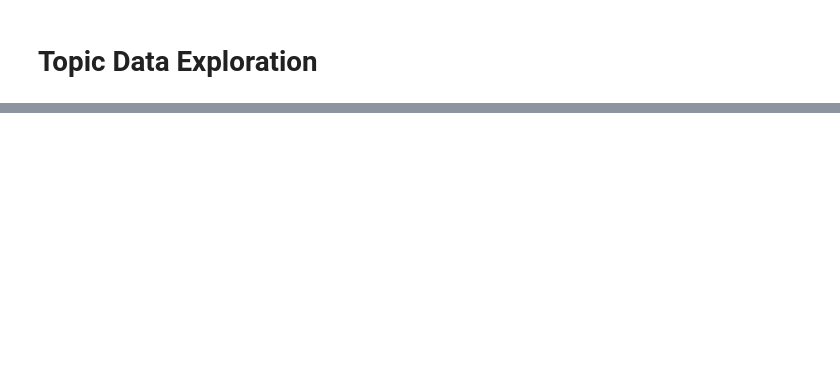
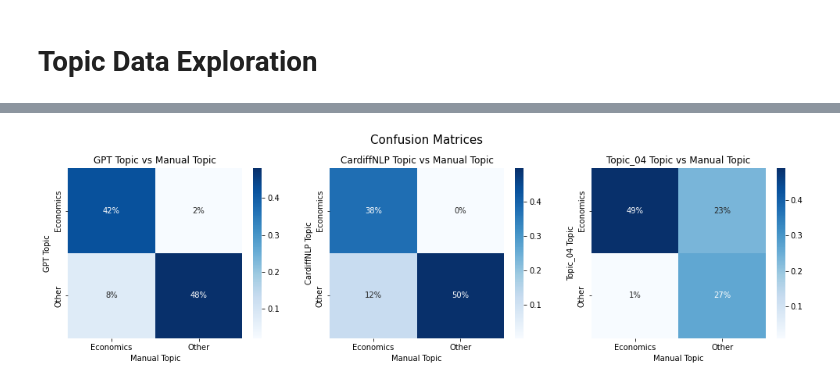
Before and after one commit to hakonmh/distilnews, a Jupyter notebook: src/topic-notebooks/data_exploration.ipynb, the cells around one changed output, grey strips where cells are left out. Cells and saved outputs as stored; diff of their text form; code cells hidden in the pictures; blank space fills up the shorter version.

```diff
--- a/src/topic-notebooks/data_exploration.ipynb
+++ b/src/topic-notebooks/data_exploration.ipynb
@@ -113,0 +62,19 @@ ChatGPT seems to effectively identify the topic of a given text.
+# %%
+fig, axes = plt.subplots(1, 3, figsize=(17, 4))
+
+conf_mat = pd.crosstab(df['GPT Topic'], df['Manual Topic'])
+sns.heatmap(conf_mat / conf_mat.sum().sum(), ax=axes[0], annot=True, fmt='.0%', cmap='Blues')
+axes[0].set_title('GPT Topic vs Manual Topic')
+
+conf_mat = pd.crosstab(df['CardiffNLP Topic'], df['Manual Topic'])
+sns.heatmap(conf_mat / conf_mat.sum().sum(), ax=axes[1], annot=True, fmt='.0%', cmap='Blues')
+axes[1].set_title('CardiffNLP Topic vs Manual Topic')
+
+conf_mat = pd.crosstab(df['Topic_04 Topic'], df['Manual Topic'])
+sns.heatmap(conf_mat / conf_mat.sum().sum(), ax=axes[2], annot=True, fmt='.0%', cmap='Blues')
+axes[2].set_title('Topic_04 Topic vs Manual Topic')
+
+plt.suptitle("Confusion Matrices", fontsize=15, y=1.03)
+plt.show()
+# %% [output]
+[figure, added]
```
Also changed, not shown: parts of 35 cells of this notebook, 3 other files.
